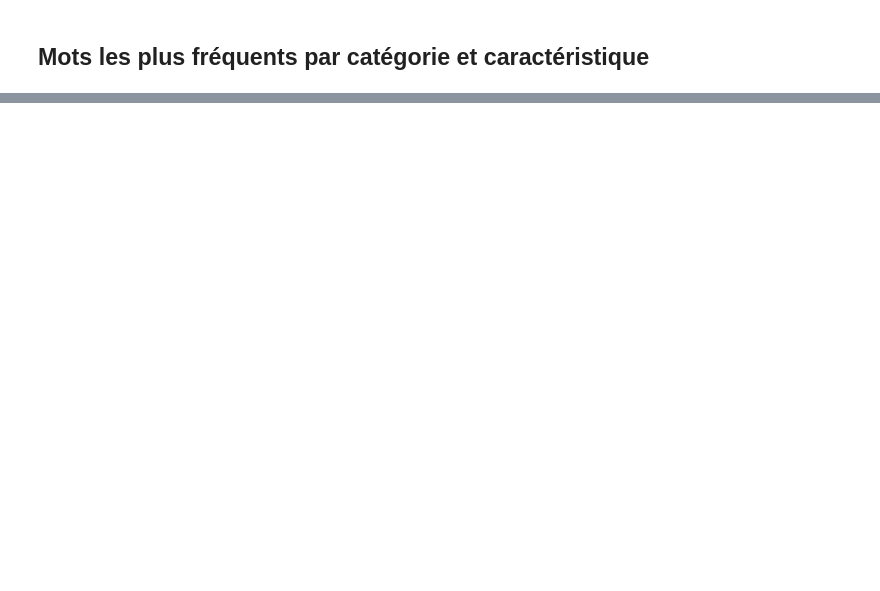
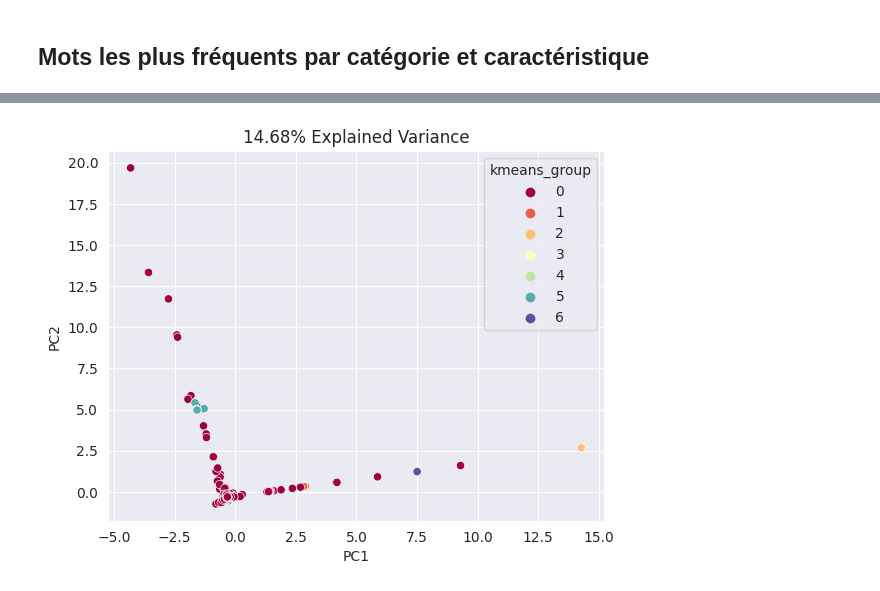
Before and after one commit to gabrielhermel/OC_DS_P6, a Jupyter notebook: Hermel_Gabriel_1_notebook_022022.ipynb, the cells around one changed output, grey strips where cells are left out. Saved outputs shown, nothing was run; the diff lists cells and outputs as text; code cells hidden in the pictures; blank space fills up the shorter version.

```diff
--- a/Hermel_Gabriel_1_notebook_022022.ipynb
+++ b/Hermel_Gabriel_1_notebook_022022.ipynb
@@ -356,6 +386,0 @@ Primary category: Baby Care
-# %%
-for tokenized_feat in tokenized_feats:
-    all_words_list = pd.Series(
-        list(np.concatenate(categ_df[tokenized_feat].to_list()).flat)
-    ).unique()
-    print(f"Words in {tokenized_feat}:\n{all_words_list}")
@@ -404,0 +586,17 @@ count_vectorizer = CountVectorizer()
+# %%
+def generate_bigrams(row):
+    desc_bigrams = []
+
+    for i in range(len(row["description_tokens"]) - 1):
+        desc_bigrams += [
+            f"{row['description_tokens'][i]} {row['description_tokens'][i + 1]}"
+        ]
+
+    row["description_bigrams"] = desc_bigrams
+
+    return row
+
+
+flipkart_w_bigram_df = flipkart_clean_df.apply(generate_bigrams, axis=1)
+
+flipkart_w_bigram_df.head(1)
@@ -404,0 +666,21 @@ count_vectorizer = CountVectorizer()
+# %%
+pca_kmeans = PCA(n_components=2)
+kmeans_pca_df = pd.concat(
+    [
+        pd.DataFrame(
+            pca_kmeans.fit_transform(flipkart_swc_kmeans_df[swc_feats]),
+            columns=["PC1", "PC2"],
+        ),
+        flipkart_swc_kmeans_df[["kmeans_group"]],
+    ],
+    axis=1,
+)
+exp_var_str = f"{round(sum(pca_kmeans.explained_variance_ratio_.tolist()) * 100, 2)}% Explained Variance"
+pca_scatter = sns.scatterplot(
+    kmeans_pca_df, x="PC1", y="PC2", hue="kmeans_group", palette="Spectral"
+)
+
+plt.title(exp_var_str)
+plt.show()
+# %% [output]
+[figure, added]
```
Also changed, not shown: parts of 16 cells of this notebook, 1 other file.
